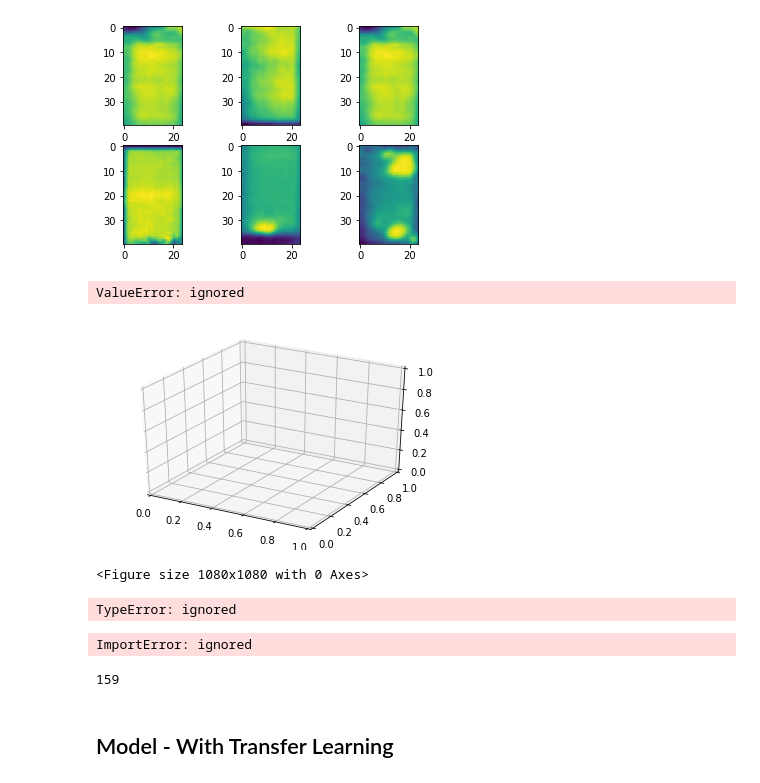
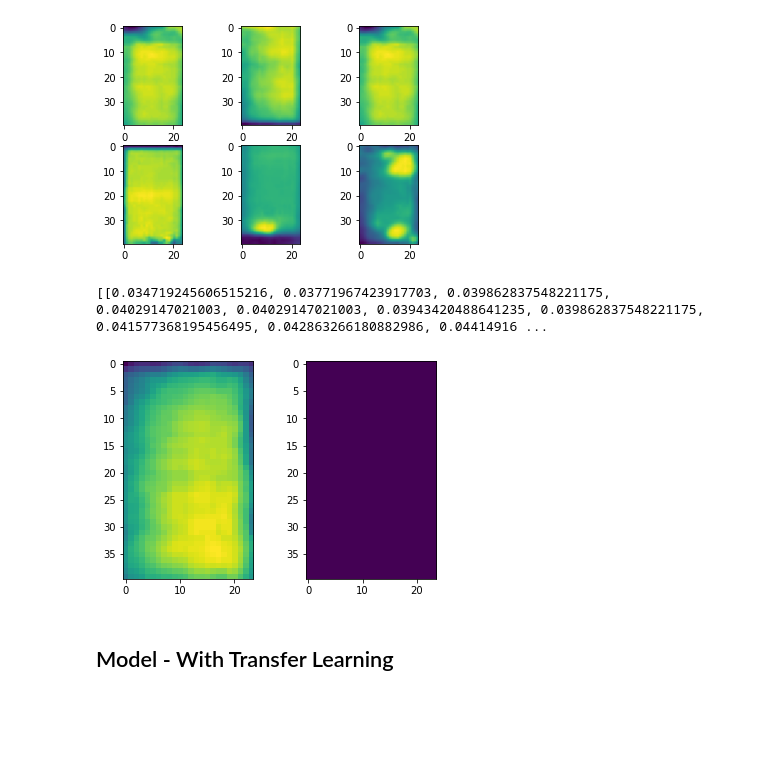
Before and after one commit to regiiis/dlv_group_project, a Jupyter notebook: dlv_1.ipynb, the cells around one changed output. Drawn from its saved outputs; the diff is of its cells as text; code cells hidden in the pictures; blank space fills up the shorter version.

```diff
--- a/dlv_1.ipynb
+++ b/dlv_1.ipynb
@@ -136,57 +136,39 @@ axarr[1,2].imshow(img4)
 # %% [output]
 <matplotlib.image.AxesImage at 0x...>
 [figure]
-# %%
-import numpy as np
-import matplotlib.pyplot as plt
-from mpl_toolkits.mplot3d import Axes3D
-arr = np.array(img3)
-
-ax = plt.axes(projection='3d')
-fig = plt.figure(figsize=(15, 15))
-
-ax.plot(arr, arr[:1,:], arr[:,:1])
-plt.axis('off')
-plt.show()
-# %% [output]
-ValueError: ignored
-[figure, removed]
-<Figure size 1080x1080 with 0 Axes>
-# %%
-img3 = mpimg.imread('/content/InfraredSolarModules/images/8489.jpg')  #Vegetation
-arr = np.array(img3)
-
-new = arr[:arr] < 225 == 0
-
-plt.imshow(new)
-plt.colorbar()
-plt.show()
-# %% [output]
-TypeError: ignored
 # %%
-from pandas.core.dtypes.base import E
-arr = np.array(img3)
-arr_proc = arr
+def image_binarizer(image, treshold):
+  treshold = treshold
+  img = np.array(image)
+  arr = img
+  i, n = 0, 0
 
-treshold = 100
+  a2 = [[m / sum(j) for m in j] for j in img]
 
-i = 0
-n = 0
+  for list in a2:
+    for number in list:
+      if number < treshold:
+        arr[i][n] = 0
+      else:
+        arr[i][n] = 1
+      n = n + 1
+    i = i + 1
+    n = 0
 
-for list in arr:
-  for number in list:
-    if number < treshold:
-      arr_proc[i][n] = 0
-    else:
-      arr_proc[i][n] = 1
-    n = n + 1
-  i = i + 1
+  fig = plt.figure()
+  rows, columns = 1 , 2
+
+  fig.add_subplot(rows, columns, 1)
+  plt.imshow(image)
+  fig.add_subplot(rows, columns, 2)
+  plt.imshow(arr)
+  print(a2)
-# %% [output]
-ImportError: ignored
-# %%
-arr[1][2]
-# %% [output]
-159
+# %%
+img = mpimg.imread('/content/InfraredSolarModules/images/5.jpg')
+#image_binarizer(img, 0.01)
+# %% [output]
+[[0.034719245606515216, 0.03771967423917703, 0.039862837548221175, 0.04029147021003, 0.04029147021003, 0.03943420488641235, 0.039862837548221175, 0.041577368195456495, 0.042863266180882986, 0.04414916 ...
+[figure, added]
 # %% [markdown]
 ## Model - With Transfer Learning
 # %% [markdown]
```
